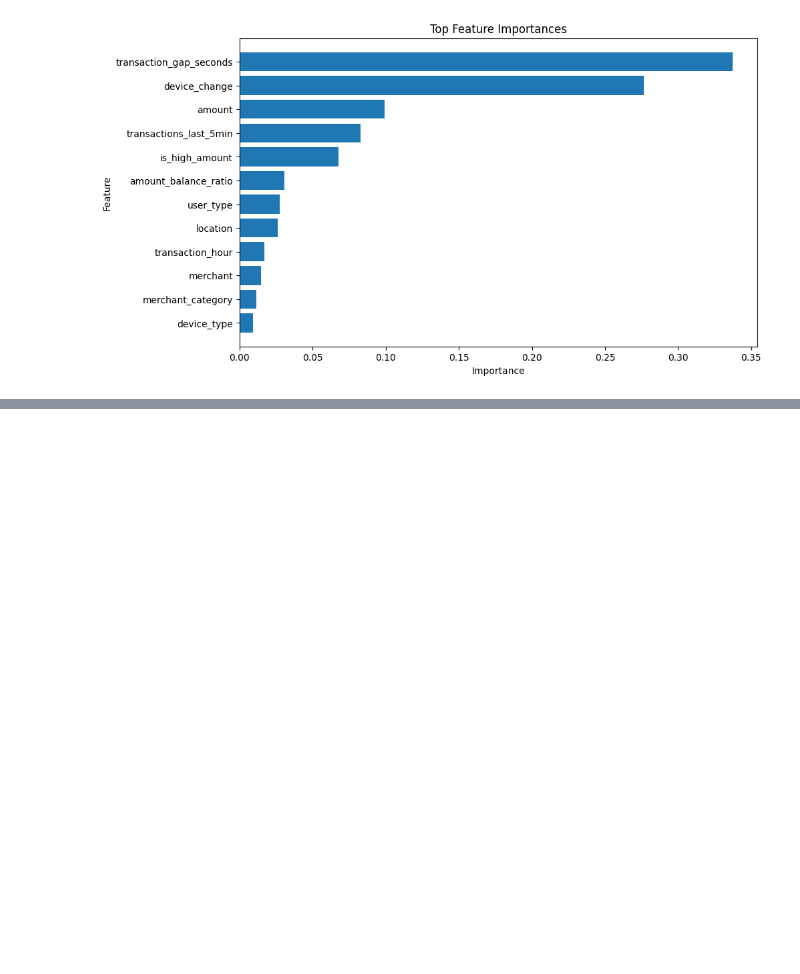
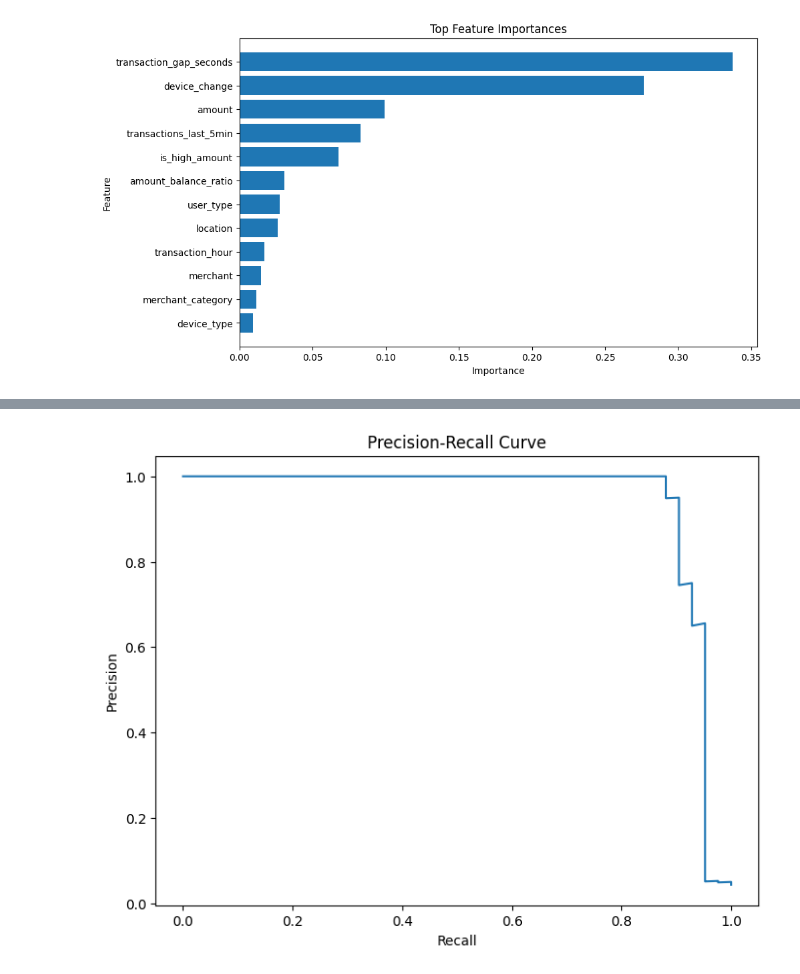
Before and after one commit to Anshmalde14/real-time-fraud-detection-system, a Jupyter notebook: notebooks/stream.model.ipynb, the cells around one changed output, grey strips where cells are left out. Saved outputs shown, nothing was run; the diff lists cells and outputs as text; code cells hidden in the pictures; blank space fills up the shorter version.

```diff
--- a/notebooks/stream.model.ipynb
+++ b/notebooks/stream.model.ipynb
@@ -284,0 +361,29 @@ plt.show()
+# %%
+precision, recall, pr_thresholds = (
+
+    precision_recall_curve(
+
+        y_test,
+
+        y_proba
+    )
+)
+
+plt.figure(figsize=(8,6))
+
+plt.plot(
+    recall,
+    precision
+)
+
+plt.xlabel("Recall")
+
+plt.ylabel("Precision")
+
+plt.title(
+    "Precision-Recall Curve"
+)
+
+plt.show()
+# %% [output]
+[figure, added]
```
Also changed, not shown: parts of 8 cells of this notebook, 2 other files.
